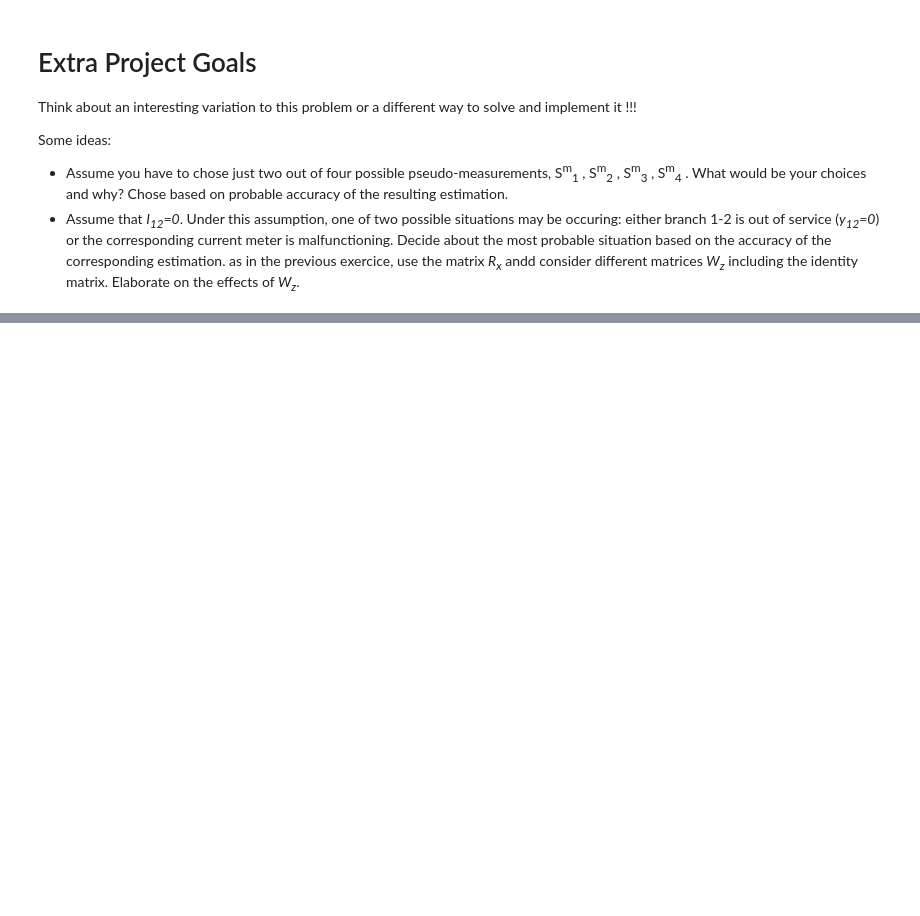
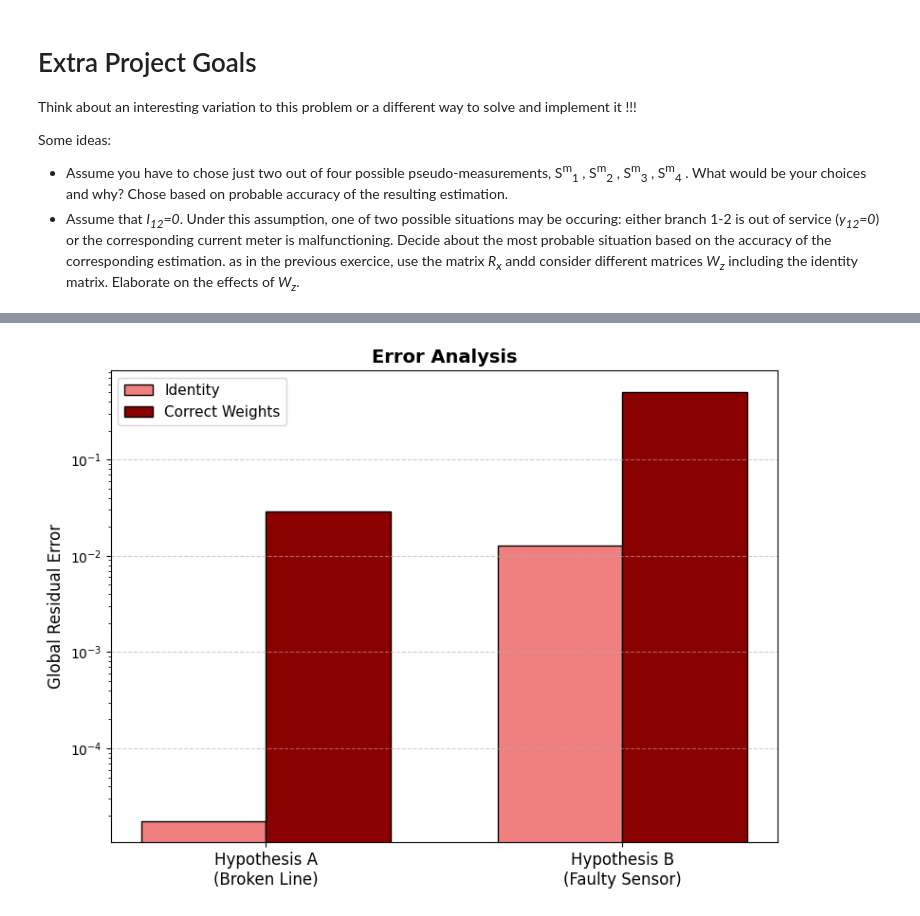
Before and after one commit to e4m8ch/ADRI, a Jupyter notebook: labs/lab3/Class3_Students.ipynb, the cells around one changed output, grey strips where cells are left out. Saved outputs shown, nothing was run; the diff lists cells and outputs as text; code cells hidden in the pictures; blank space fills up the shorter version.

```diff
--- a/labs/lab3/Class3_Students.ipynb
+++ b/labs/lab3/Class3_Students.ipynb
@@ -480,0 +627,93 @@ Some ideas:
+# %%
+###Second Challenge
+#Simular a anomalia
+b_anom = np.copy(b0)
+b_anom[0] = 0 + 0j
+
+# riar as Matrizes de Pesos (Wz)
+#Matriz Identidade
+W_ident = np.eye(8, dtype=complex)
+
+#Matriz de Pesos Real Wz
+W_proper = np.zeros((8, 8), dtype=complex)
+for i in range(8):
+    current_sig = 0.001 if i < 4 else sig
+    W_proper[i, i] = 1 / (current_sig**2)
+
+#HIP A
+Hx_A = np.copy(Hx)
+y12_A = 0 + 0j
+
+Hx_A[0, 0] = y12_A;        Hx_A[0, 1] = -y12_A
+Hx_A[4, 0] = y12_A + y13;  Hx_A[4, 1] = -y12_A
+Hx_A[5, 0] = -y12_A;       Hx_A[5, 1] = y12_A + y23
+
+Hx_B = np.copy(Hx)
+
+def evaluate_hypothesis(H, W, z, desc, weight_desc):
+    try:
+        HT_W = H.conj().T @ W
+        x_est = inv(HT_W @ H) @ HT_W @ z
+        residuals = z - (H @ x_est)
+        J_x = np.abs(residuals.conj().T @ W @ residuals)
+        Rx = inv(HT_W @ H)
+        trace_Rx = np.abs(np.trace(Rx))
+
+        print(f"[{weight_desc}] {desc}:")
+        print(f"Erro ResiduaL : {J_x:.4e}")
+        print(f"Traço de Rx : {trace_Rx:.4e}\n")
+
+    except np.linalg.LinAlgError:
+        print(f"[{weight_desc}] {desc}\n")
+
+print("Calculations")
+evaluate_hypothesis(Hx_A, W_ident, b_anom, "Hypothesis A (Broken Line)", "Identity")
+evaluate_hypothesis(Hx_B, W_ident, b_anom, "Hypothesis B (Faulty Sensor)", "Identity")
+
+print("Calculations")
+evaluate_hypothesis(Hx_A, W_proper, b_anom, "Hypothesis A (Broken Line)", "Wz Weights")
+evaluate_hypothesis(Hx_B, W_proper, b_anom, "Hypothesis B (Faulty Sensor)", "Wz Weights")
+
+
+def get_metrics_Jx(H, W, z):
+    try:
+        HT_W = H.conj().T @ W
+        x_est = inv(HT_W @ H) @ HT_W @ z
+        residuals = z - (H @ x_est)
+        # Calcular apenas o J(x)
+        J_x = np.abs(residuals.conj().T @ W @ residuals)
+        return J_x
+    except np.linalg.LinAlgError:
+        return 0
+
+labels = ['Hypothesis A\n(Broken Line)', 'Hypothesis B\n(Faulty Sensor)']
+
+jx_ident = []
+jx_pesos = []
+
+# Recolher dados com Matriz Identidade
+for H in [Hx_A, Hx_B]:
+    j = get_metrics_Jx(H, W_ident, b_anom)
+    jx_ident.append(j)
+
+# Recolher dados com Matriz de Pesos
+for H in [Hx_A, Hx_B]:
+    j = get_metrics_Jx(H, W_proper, b_anom)
+    jx_pesos.append(j)
+
+
+x = np.arange(len(labels))
+width = 0.35
+
+plt.figure(figsize=(8, 6))
+plt.bar(x - width/2, jx_ident, width, label='Identity', color='lightcoral', edgecolor='black')
+plt.bar(x + width/2, jx_pesos, width, label='Correct Weights', color='darkred', edgecolor='black')
+plt.ylabel('Global Residual Error', fontsize=12)
+plt.title('Error Analysis', fontsize=14, fontweight='bold')
+plt.xticks(x, labels, fontsize=12)
+plt.yscale('log')
+plt.legend(fontsize=11)
+plt.grid(axis='y', linestyle='--', alpha=0.6)
+plt.tight_layout()
+plt.show()
+# %% [output]
@@ -480,0 +739 @@ Some ideas:
+[figure, added]
```
Also changed, not shown: parts of 12 cells of this notebook, 4 other files.
